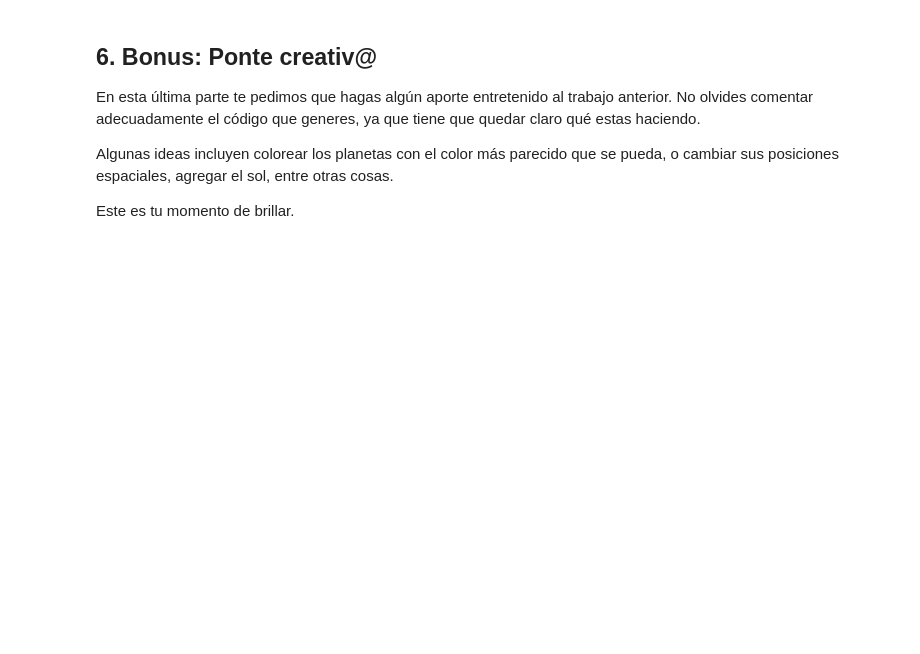
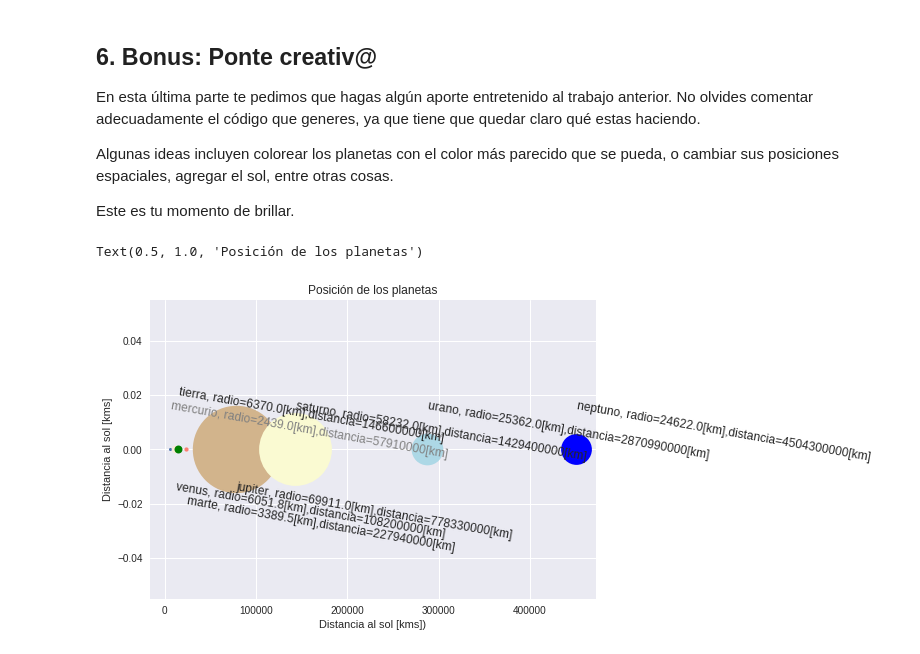
Before and after one commit to franciscourbina/minitarea1, a Jupyter notebook: minitarea1.ipynb, the cells around one changed output. Drawn from its saved outputs; the diff is of its cells as text; code cells hidden in the pictures; blank space fills up the shorter version.

```diff
--- a/minitarea1.ipynb
+++ b/minitarea1.ipynb
@@ -205,3 +204,43 @@ Algunas ideas incluyen colorear los planetas con el color más parecido que se p
 
 
 Este es tu momento de brillar.
+# %%
+import matplotlib.pyplot as plt
+
+
+fig1 = plt.figure()
+
+# Si agregamos a la función "plot" un último parámetro "color", podemos darles un color a cada uno
+# de nuestros planetas, intentando ser lo más característica.
+
+plt.plot(arreglo_planetas[0].distancia/10000, 0, 'o', markersize=arreglo_planetas[0].radio/800)
+plt.text(arreglo_planetas[0].distancia/10000, 0.015, arreglo_planetas[0].info(), rotation=-10, size=12, color = "grey")
+
+plt.plot(arreglo_planetas[1].distancia/10000, 0, 'o', markersize=arreglo_planetas[1].radio/800, color = "AntiqueWhite")
+plt.text(arreglo_planetas[1].distancia/10000, -0.015, arreglo_planetas[1].info(), rotation=-10, size=12)
+
+plt.plot(arreglo_planetas[2].distancia/10000, 0, 'o', markersize=arreglo_planetas[2].radio/800,color = "green")
+plt.text(arreglo_planetas[2].distancia/10000, 0.020, arreglo_planetas[2].info(), rotation=-10, size=12)
+
+plt.plot(arreglo_planetas[3].distancia/10000, 0, 'o', markersize=arreglo_planetas[3].radio/800, color = "salmon")
+plt.text(arreglo_planetas[3].distancia/10000, -0.020, arreglo_planetas[3].info(), rotation=-10, size=12)
+
+plt.plot(arreglo_planetas[4].distancia/10000, 0, 'o', markersize=arreglo_planetas[4].radio/800, color = "tan")
+plt.text(arreglo_planetas[4].distancia/10000, -0.015, arreglo_planetas[4].info(), rotation=-10, size=12)
+
+plt.plot(arreglo_planetas[5].distancia/10000, 0, 'o', markersize=arreglo_planetas[5].radio/800, color = "lightgoldenrodyellow")
+plt.text(arreglo_planetas[5].distancia/10000, 0.015, arreglo_planetas[5].info(), rotation=-10, size=12)
+
+plt.plot(arreglo_planetas[6].distancia/10000, 0, 'o', markersize=arreglo_planetas[6].radio/800, color = "lightblue")
+plt.text(arreglo_planetas[6].distancia/10000, 0.015, arreglo_planetas[6].info(), rotation=-10, size=12)
+
+plt.plot(arreglo_planetas[7].distancia/10000, 0, 'o', markersize=arreglo_planetas[7].radio/800, color = "blue")
+plt.text(arreglo_planetas[7].distancia/10000, 0.015, arreglo_planetas[7].info(), rotation=-10, size=12)
+
+
+plt.xlabel('Distancia al sol [kms])')
+plt.ylabel('Distancia al sol [kms]')
+plt.title('Posición de los planetas')
+# %% [output]
+Text(0.5, 1.0, 'Posición de los planetas')
+[figure, added]
```
Also changed, not shown: parts of 1 cell of this notebook.
